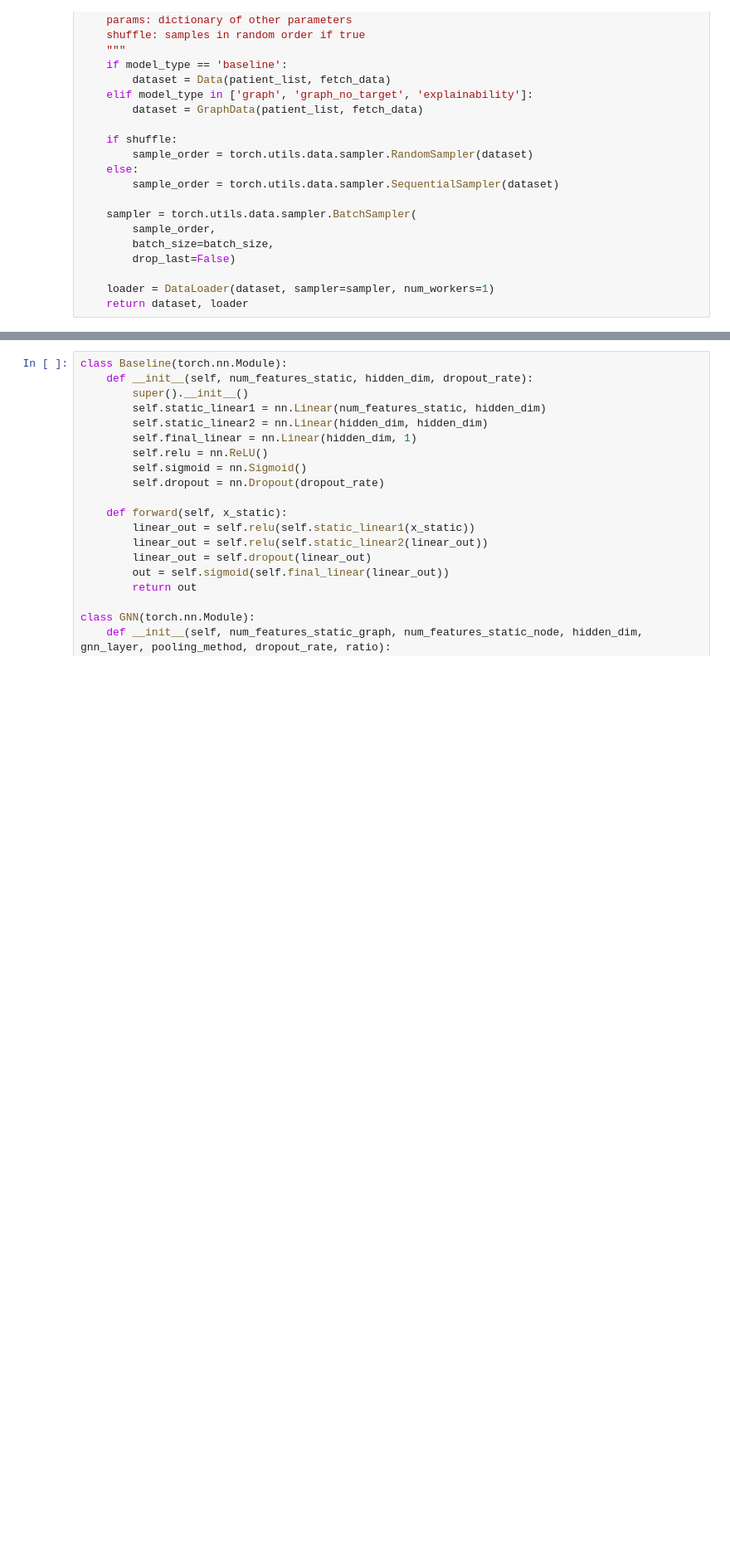
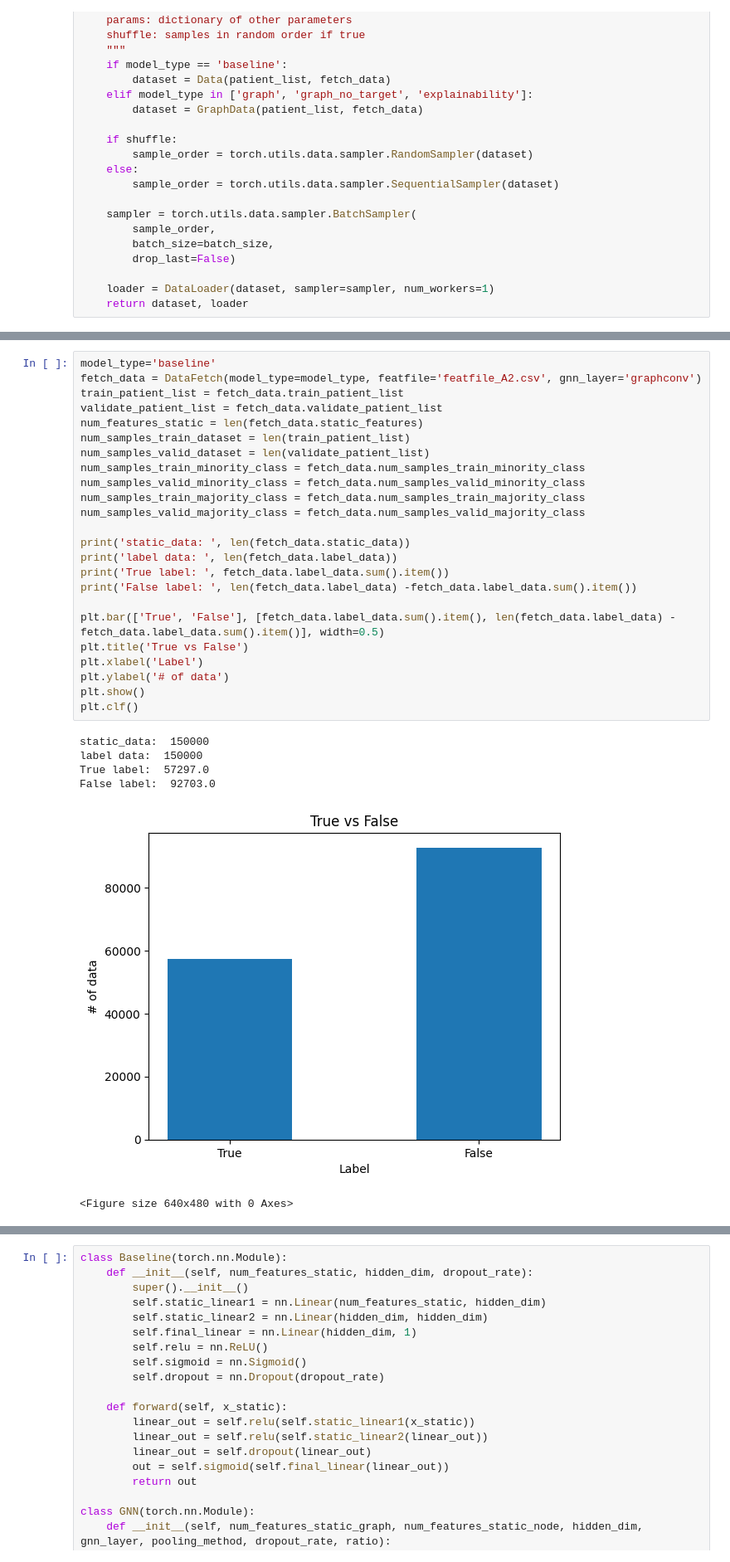
Before and after one commit to ajeffers999/CS598-Project, a Jupyter notebook: 60.ipynb, the cells around one changed output, grey strips where cells are left out. Shown at 83% size. Cells and saved outputs as stored; diff of their text form; blank space fills up the shorter version.

```diff
--- a/60.ipynb
+++ b/60.ipynb
@@ -348,0 +363,31 @@ def get_data_and_loader(patient_list, fetch_data, model_type, batch_size, shuffl
+# %%
+model_type='baseline'
+fetch_data = DataFetch(model_type=model_type, featfile='featfile_A2.csv', gnn_layer='graphconv')
+train_patient_list = fetch_data.train_patient_list
+validate_patient_list = fetch_data.validate_patient_list
+num_features_static = len(fetch_data.static_features)
+num_samples_train_dataset = len(train_patient_list)
+num_samples_valid_dataset = len(validate_patient_list)
+num_samples_train_minority_class = fetch_data.num_samples_train_minority_class
+num_samples_valid_minority_class = fetch_data.num_samples_valid_minority_class
+num_samples_train_majority_class = fetch_data.num_samples_train_majority_class
+num_samples_valid_majority_class = fetch_data.num_samples_valid_majority_class
+
+print('static_data: ', len(fetch_data.static_data))
+print('label data: ', len(fetch_data.label_data))
+print('True label: ', fetch_data.label_data.sum().item())
+print('False label: ', len(fetch_data.label_data) -fetch_data.label_data.sum().item())
+
+plt.bar(['True', 'False'], [fetch_data.label_data.sum().item(), len(fetch_data.label_data) - fetch_data.label_data.sum().item()], width=0.5)
+plt.title('True vs False')
+plt.xlabel('Label')
+plt.ylabel('# of data')
+plt.show()
+plt.clf()
+# %% [output]
+static_data:  150000
+label data:  150000
+True label:  57297.0
+False label:  92703.0
+[figure, added]
+<Figure size 640x480 with 0 Axes>
```
Also changed, not shown: parts of 51 cells of this notebook, 21 other files.
